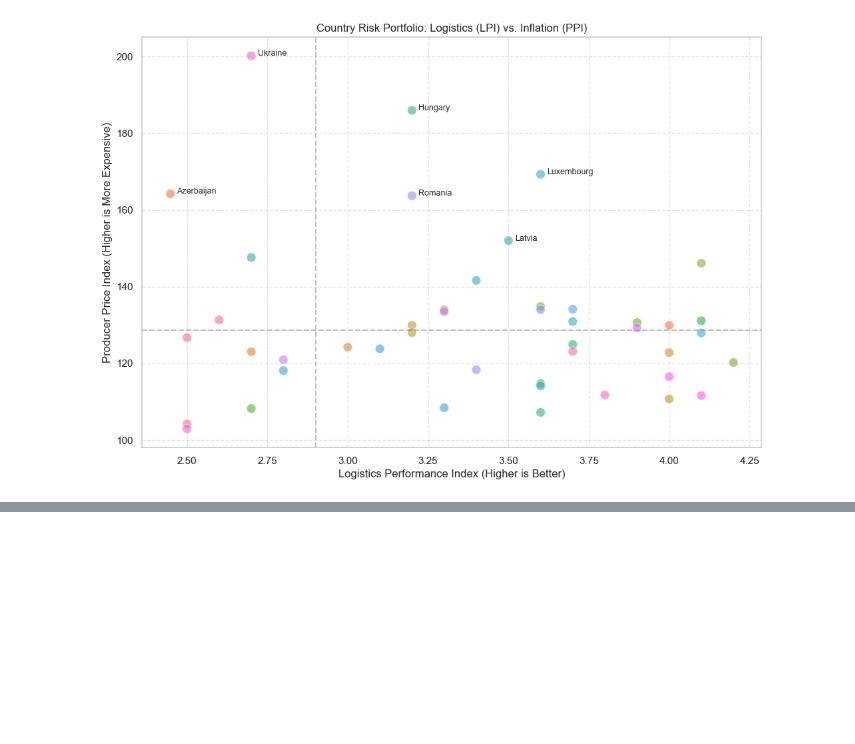
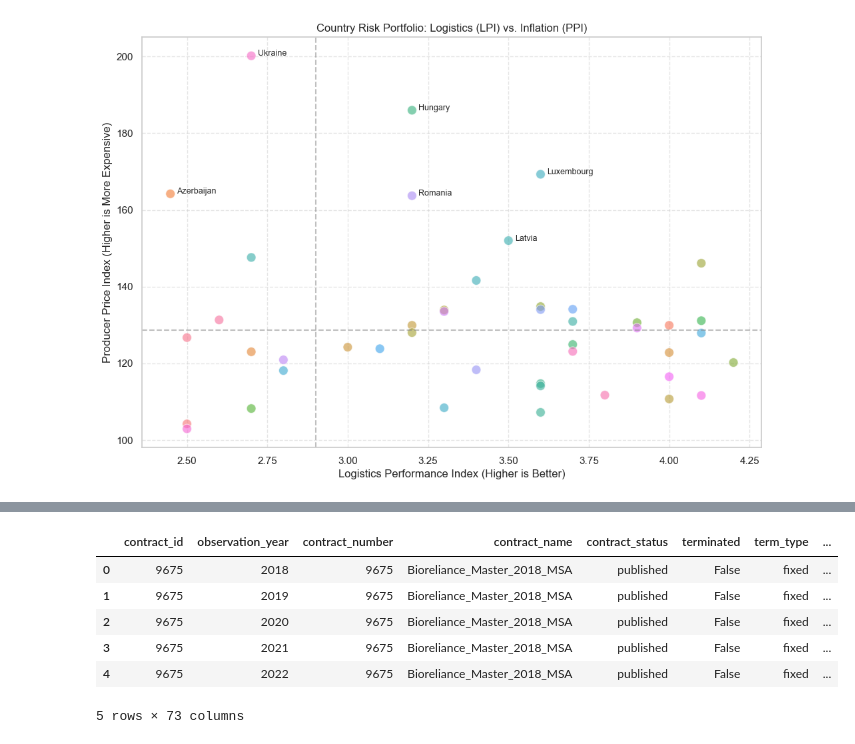
Before and after one commit to ThomasRoennebek/Signal_Fusion_with_Meta-learners-, a Jupyter notebook: Notebooks/Snorkel_labeling.ipynb, the cells around one changed output, grey strips where cells are left out. Drawn from its saved outputs; the diff is of its cells as text; code cells hidden in the pictures; blank space fills up the shorter version.

```diff
--- a/Notebooks/Snorkel_labeling.ipynb
+++ b/Notebooks/Snorkel_labeling.ipynb
@@ -9,6 +14,14 @@ import re
 df_stocks_view = pd.read_csv("/Users/Thomas/Desktop/Master Thesis/Data/stock_view.csv")
 # %%
 df_macro_index_view = pd.read_csv("/Users/Thomas/Desktop/Master Thesis/Data/Index data/macro_indexs.csv")
+# %%
+df_final_no_spend = pd.read_csv(
+    "/Users/Thomas/Desktop/Master Thesis/Data/df_final_no_spend.csv",
+    dtype={
+        "terminated": "str",
+        "supplier_number": "str",
+    },
+)
 # %% [markdown]
 # EDA for stocks
 # %%
@@ -274,0 +369,10 @@ plt.axhline(y=df_plot['PPI_Value'].median(), color='grey', linestyle='--', alpha
+# %%
+df_final_no_spend.head()
+# %% [output]
+|  | contract_id | observation_year | contract_number | contract_name | contract_status | terminated | term_type | ... |
+| 0 | 9675 | 2018 | 9675 | Bioreliance_Master_2018_MSA | published | False | fixed | ... |
+| 1 | 9675 | 2019 | 9675 | Bioreliance_Master_2018_MSA | published | False | fixed | ... |
+| 2 | 9675 | 2020 | 9675 | Bioreliance_Master_2018_MSA | published | False | fixed | ... |
+| 3 | 9675 | 2021 | 9675 | Bioreliance_Master_2018_MSA | published | False | fixed | ... |
+| 4 | 9675 | 2022 | 9675 | Bioreliance_Master_2018_MSA | published | False | fixed | ... |
+5 rows × 73 columns
```
Also changed, not shown: parts of 9 cells of this notebook, 4 other files.
